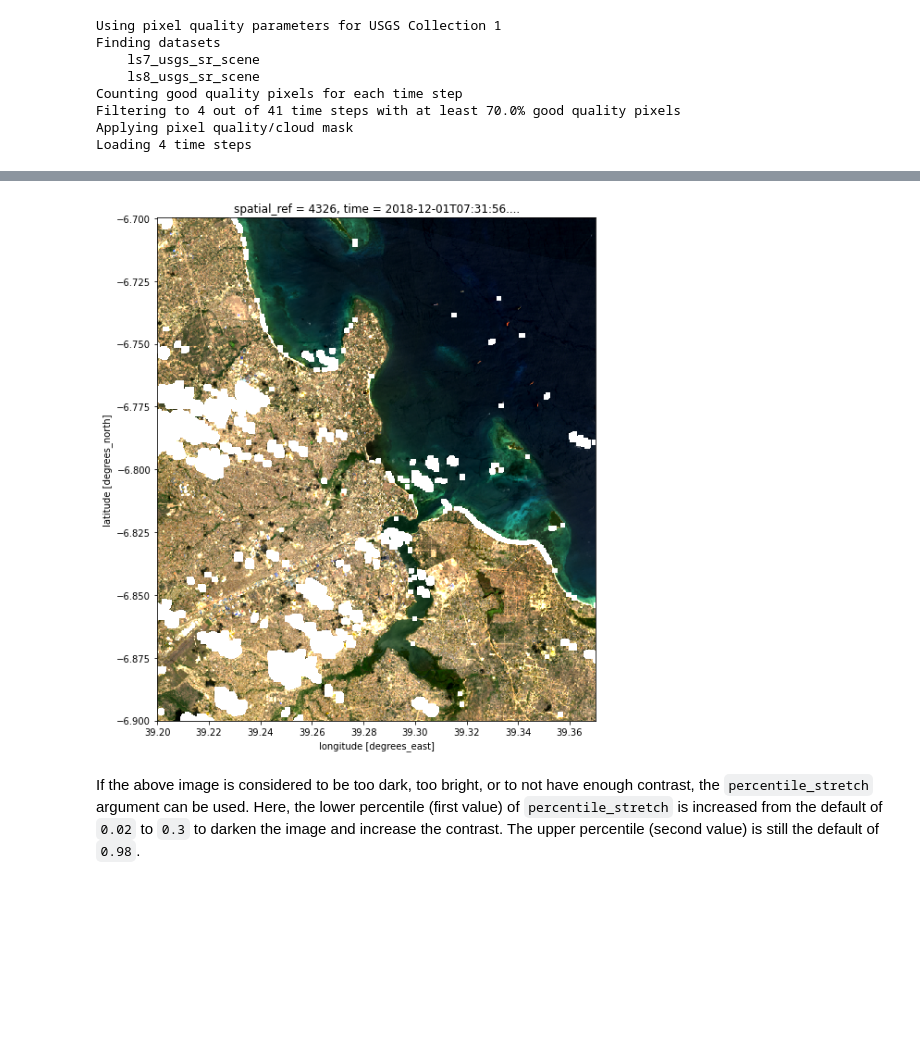
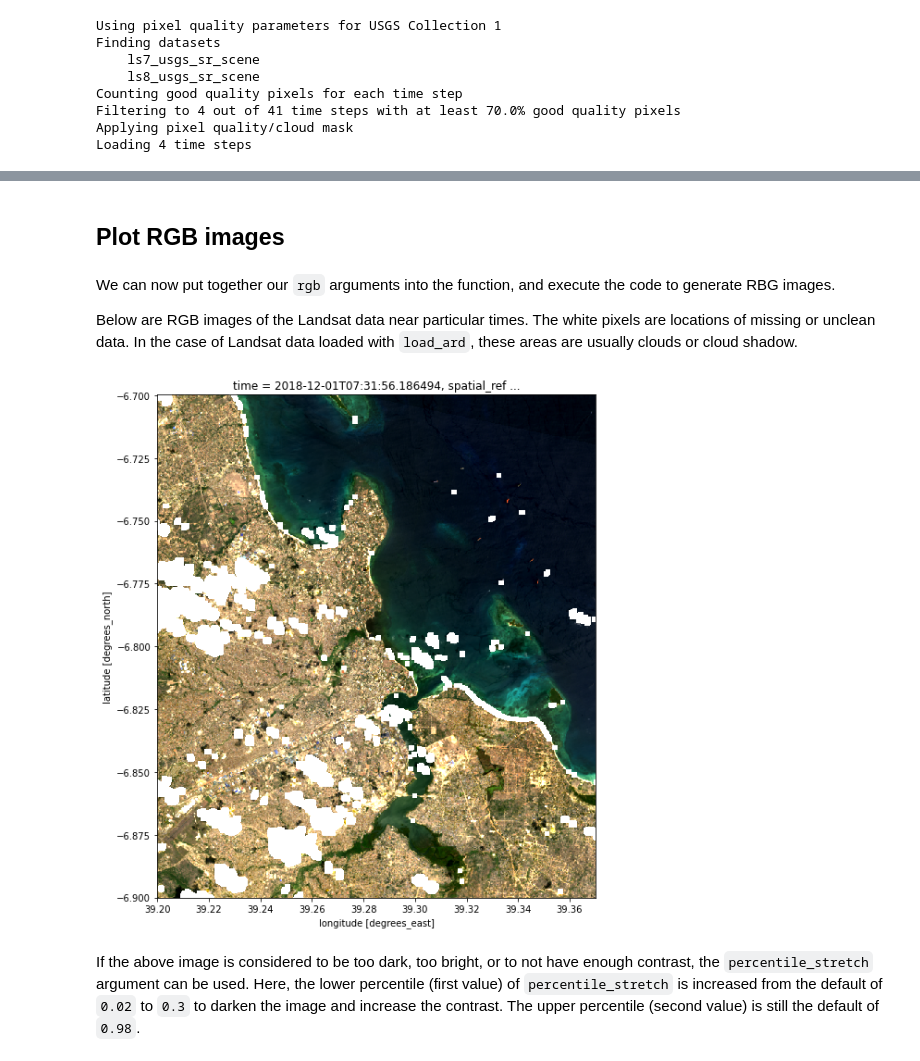
Before and after one commit to digitalearthafrica/deafrica-training-workshop, a Jupyter notebook: docs/session_2/05_rgb.ipynb, the cells around one changed output, grey strips where cells are left out. Drawn from its saved outputs; the diff is of its cells as text; code cells hidden in the pictures; blank space fills up the shorter version.

```diff
--- a/docs/session_2/05_rgb.ipynb
+++ b/docs/session_2/05_rgb.ipynb
@@ -11,7 +15,7 @@ import datacube
 import sys
 sys.path.append('../../Scripts')
 # %%
-dc = datacube.Datacube(app="04_Loading_data")
+dc = datacube.Datacube(app="Loading_data")
 # %%
 from deafrica_datahandling import load_ard
 # %%
@@ -64,8 +72,14 @@ Here is the default output.
+# %% [markdown]
+## Plot RGB images
+# %% [markdown]
+We can now put together our `rgb` arguments into the function, and execute the code to generate RBG images.
+
+Below are RGB images of the Landsat data near particular times. The white pixels are locations of missing or unclean data. In the case of Landsat data loaded with `load_ard`, these areas are usually clouds or cloud shadow.
 # %%
-rgb(landsat_ds.sel(time="2018-12-01"), bands=['red', 'green', 'blue'],
+rgb(landsat_ds, bands=['red', 'green', 'blue'], index=3,
     size=10)
 # %% [output]
-[figure, old version]
+[figure, new version]
 # %% [markdown]
 If the above image is considered to be too dark, too bright, or to not have enough contrast, the `percentile_stretch` argument can be used. Here, the lower percentile (first value) of `percentile_stretch` is increased from the default of `0.02` to `0.3` to darken the image and increase the contrast. The upper percentile (second value) is still the default of `0.98`.
 # %%
```
Also changed, not shown: parts of 20 cells of this notebook.
